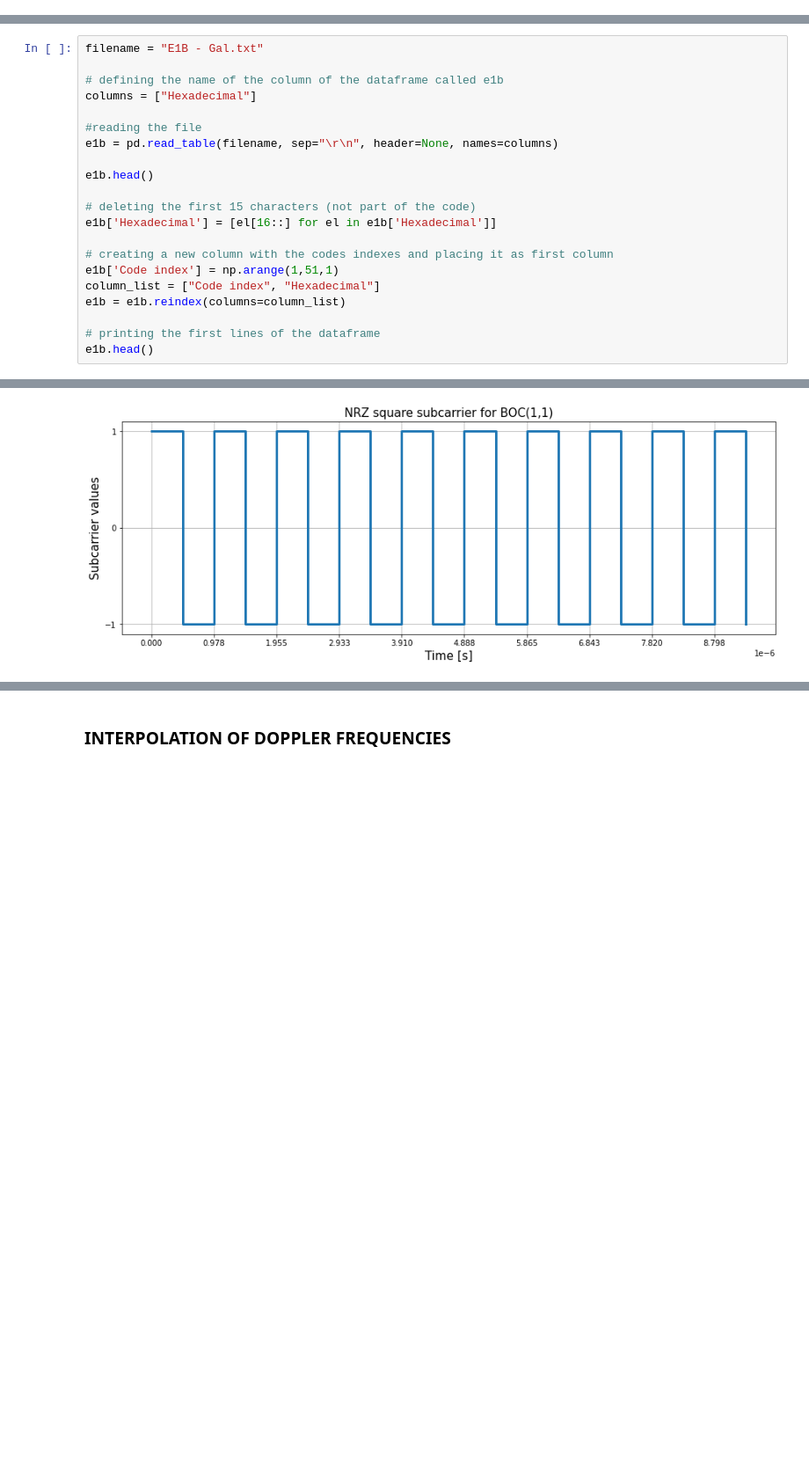
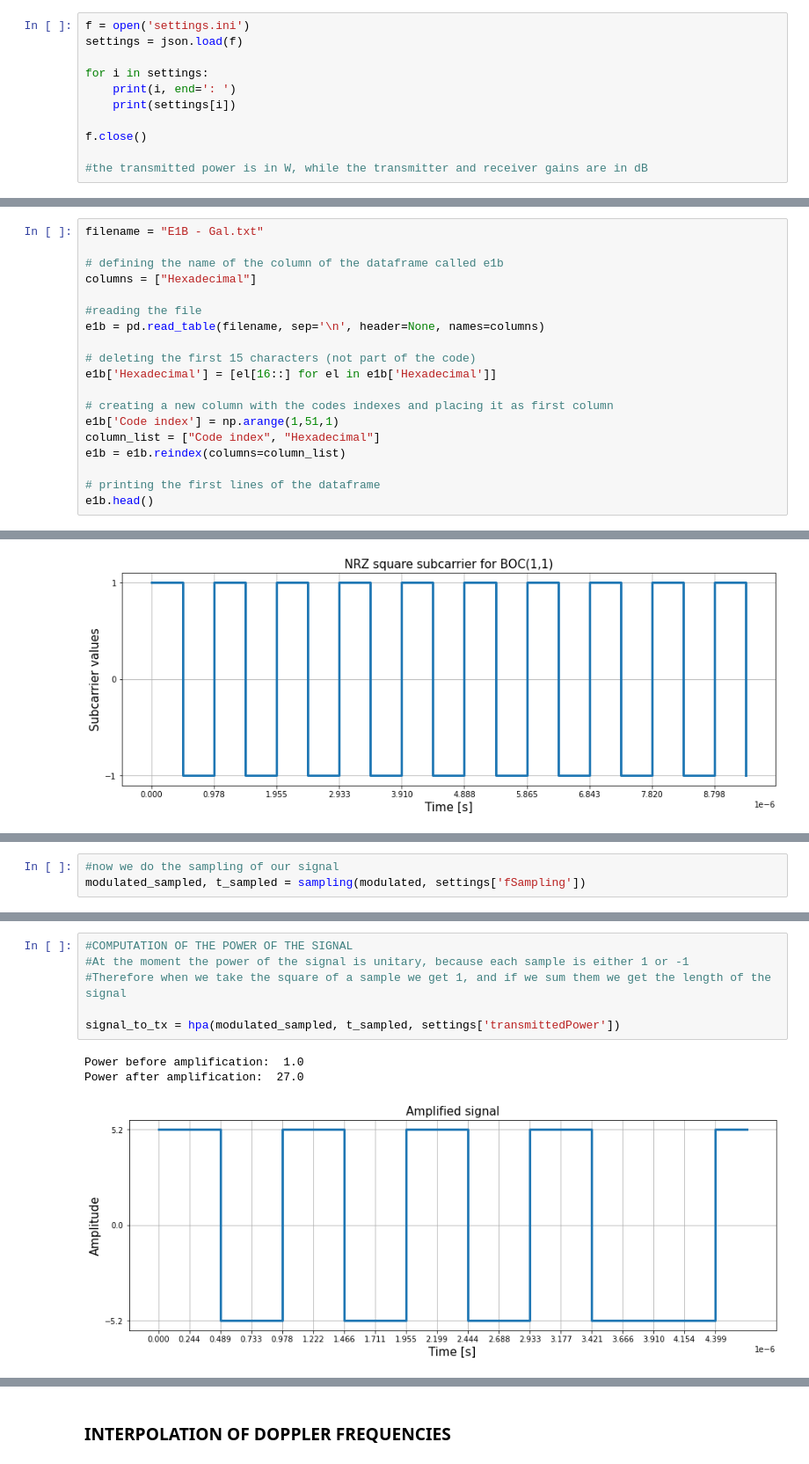
Before and after one commit to mattiasandri/usertransmitter, a Jupyter notebook: usertx.ipynb, the cells around one changed output, grey strips where cells are left out. Shown at 88% size. Saved outputs shown, nothing was run; the diff lists cells and outputs as text; blank space fills up the shorter version.

```diff
--- a/usertx.ipynb
+++ b/usertx.ipynb
@@ -7,0 +11,11 @@ warnings.filterwarnings('ignore')
+# %%
+f = open('settings.ini')
+settings = json.load(f)
+
+for i in settings:
+    print(i, end=': ')
+    print(settings[i])
+
+f.close()
+
+#the transmitted power is in W, while the transmitter and receiver gains are in dB
@@ -20,9 +52,7 @@ filename = "E1B - Gal.txt"
 columns = ["Hexadecimal"]
 
 #reading the file
-e1b = pd.read_table(filename, sep="\r\n", header=None, names=columns)
-
-e1b.head()
+e1b = pd.read_table(filename, sep='\n', header=None, names=columns)
 
 # deleting the first 15 characters (not part of the code)
 e1b['Hexadecimal'] = [el[16::] for el in e1b['Hexadecimal']]
@@ -411,0 +257,3 @@ Modulated message:
+# %%
+#now we do the sampling of our signal
+modulated_sampled, t_sampled = sampling(modulated, settings['fSampling'])
@@ -411,0 +276,10 @@ Modulated message:
+# %%
+#COMPUTATION OF THE POWER OF THE SIGNAL
+#At the moment the power of the signal is unitary, because each sample is either 1 or -1
+#Therefore when we take the square of a sample we get 1, and if we sum them we get the length of the signal
+
+signal_to_tx = hpa(modulated_sampled, t_sampled, settings['transmittedPower'])
+# %% [output]
+Power before amplification:  1.0
+Power after amplification:  27.0
+[figure, added]
```
Also changed, not shown: parts of 34 cells of this notebook, 1 other file.
